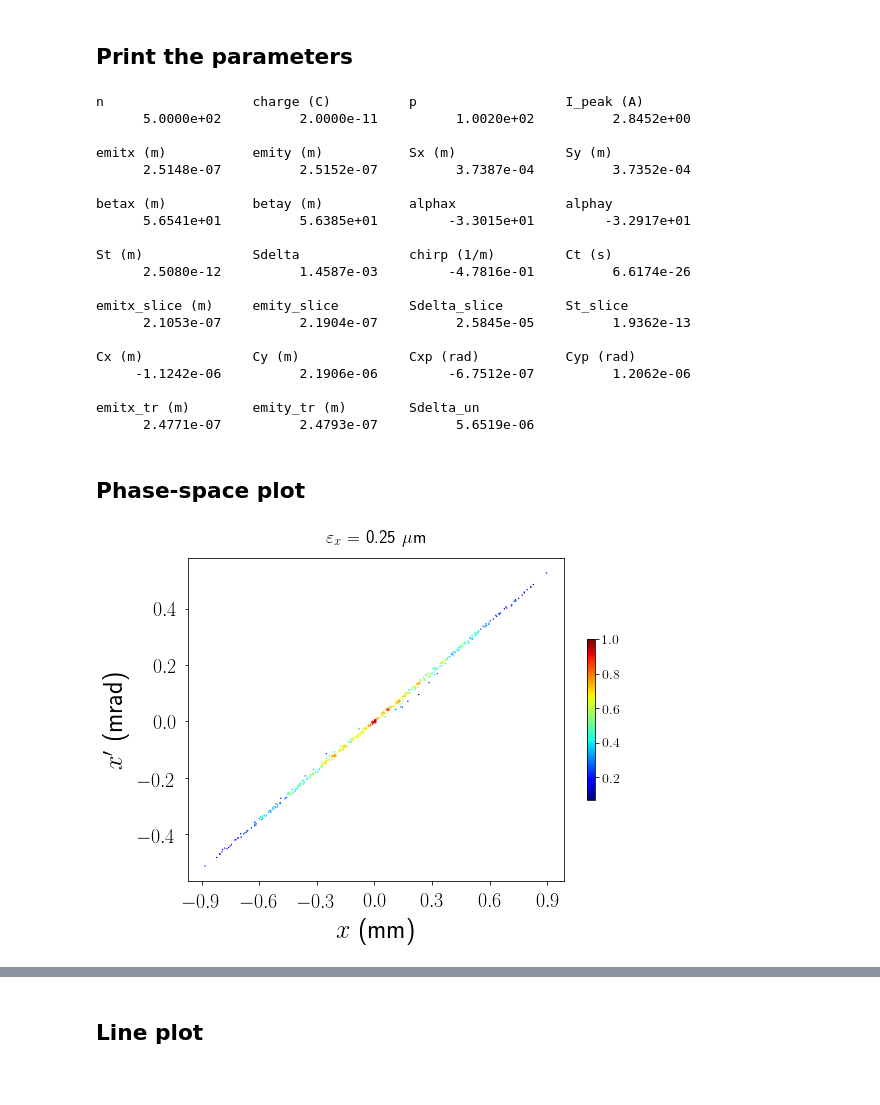
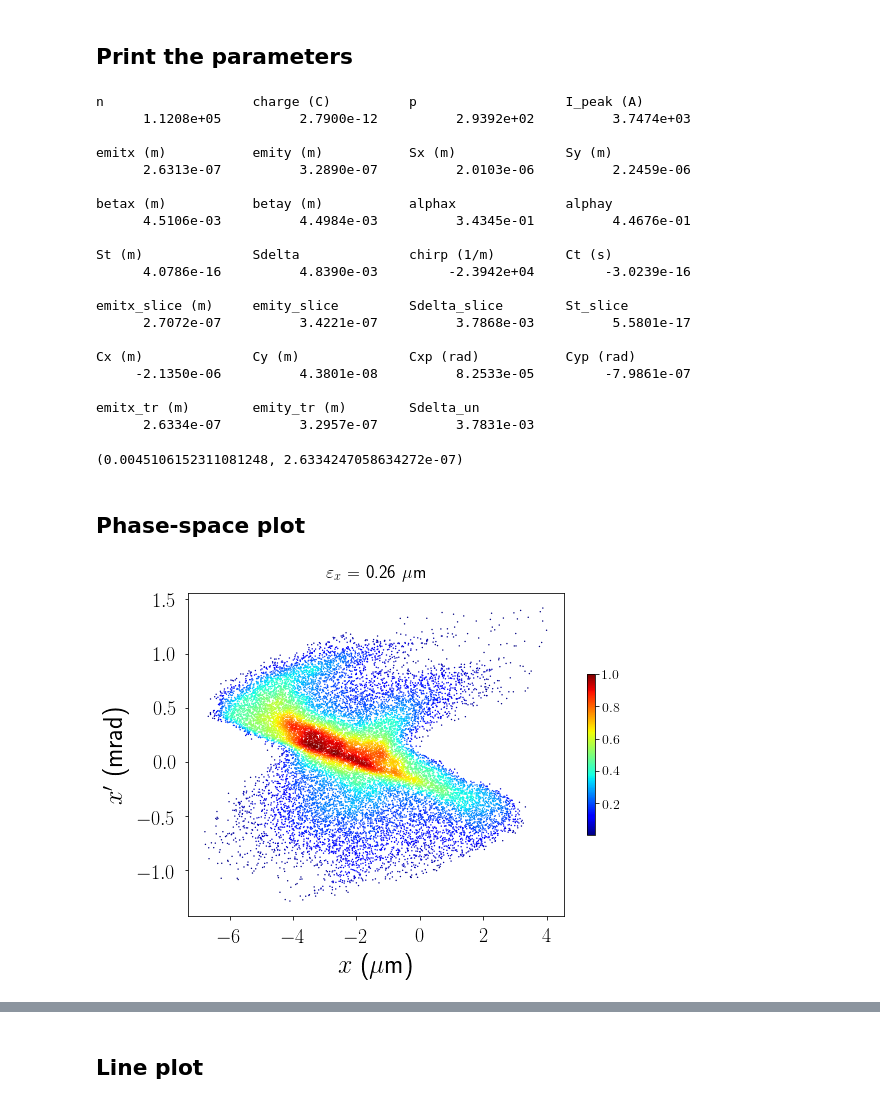
Before and after one commit to zhujun98/linacopt, a Jupyter notebook: LinacOpt Tutorial.ipynb, the cells around one changed output, grey strips where cells are left out. Saved outputs shown, nothing was run; the diff lists cells and outputs as text; code cells hidden in the pictures.

```diff
--- a/LinacOpt Tutorial.ipynb
+++ b/LinacOpt Tutorial.ipynb
@@ -179,35 +170,39 @@ Sections:
 from beam_plots import PhaseSpacePlot
 
 # Instantiate a PhaseSpacePlot object
-p1 = PhaseSpacePlot('injector.0400.001', 'astra')
+p1 = PhaseSpacePlot('examples/plots/fort.140', 'impact', 3.1e-12, cut_tail=0.1)
 # %% [markdown]
 ## Print the parameters
 # %%
 print p1
 # %% [output]
 n                   charge (C)          p                   I_peak (A)
-      5.0000e+02          2.0000e-11          1.0020e+02          2.8452e+00
+      1.1208e+05          2.7900e-12          2.9392e+02          3.7474e+03
 
 emitx (m)           emity (m)           Sx (m)              Sy (m)
-      2.5148e-07          2.5152e-07          3.7387e-04          3.7352e-04
+      2.6313e-07          3.2890e-07          2.0103e-06          2.2459e-06
 
 betax (m)           betay (m)           alphax              alphay
-      5.6541e+01          5.6385e+01         -3.3015e+01         -3.2917e+01
+      4.5106e-03          4.4984e-03          3.4345e-01          4.4676e-01
 
 St (m)              Sdelta              chirp (1/m)         Ct (s)
-      2.5080e-12          1.4587e-03         -4.7816e-01          6.6174e-26
+      4.0786e-16          4.8390e-03         -2.3942e+04         -3.0239e-16
 
 emitx_slice (m)     emity_slice         Sdelta_slice        St_slice
-      2.1053e-07          2.1904e-07          2.5845e-05          1.9362e-13
+      2.7072e-07          3.4221e-07          3.7868e-03          5.5801e-17
 
 Cx (m)              Cy (m)              Cxp (rad)           Cyp (rad)
-     -1.1242e-06          2.1906e-06         -6.7512e-07          1.2062e-06
+     -2.1350e-06          4.3801e-08          8.2533e-05         -7.9861e-07
 
 emitx_tr (m)        emity_tr (m)        Sdelta_un
-      2.4771e-07          2.4793e-07          5.6519e-06
+      2.6334e-07          3.2957e-07          3.7831e-03
+# %%
+p1.betax, p1.emitx_tr
+# %% [output]
+(0.0045106152311081248, 2.6334247058634272e-07)
 # %% [markdown]
 ## Phase-space plot
 # %%
-p1.plot('x', 'xp')
+p1.plot('x', 'xp', x_unit='um')
 # %% [output]
-[figure, old version]
+[figure, new version]
```
Also changed, not shown: parts of 21 cells of this notebook.
